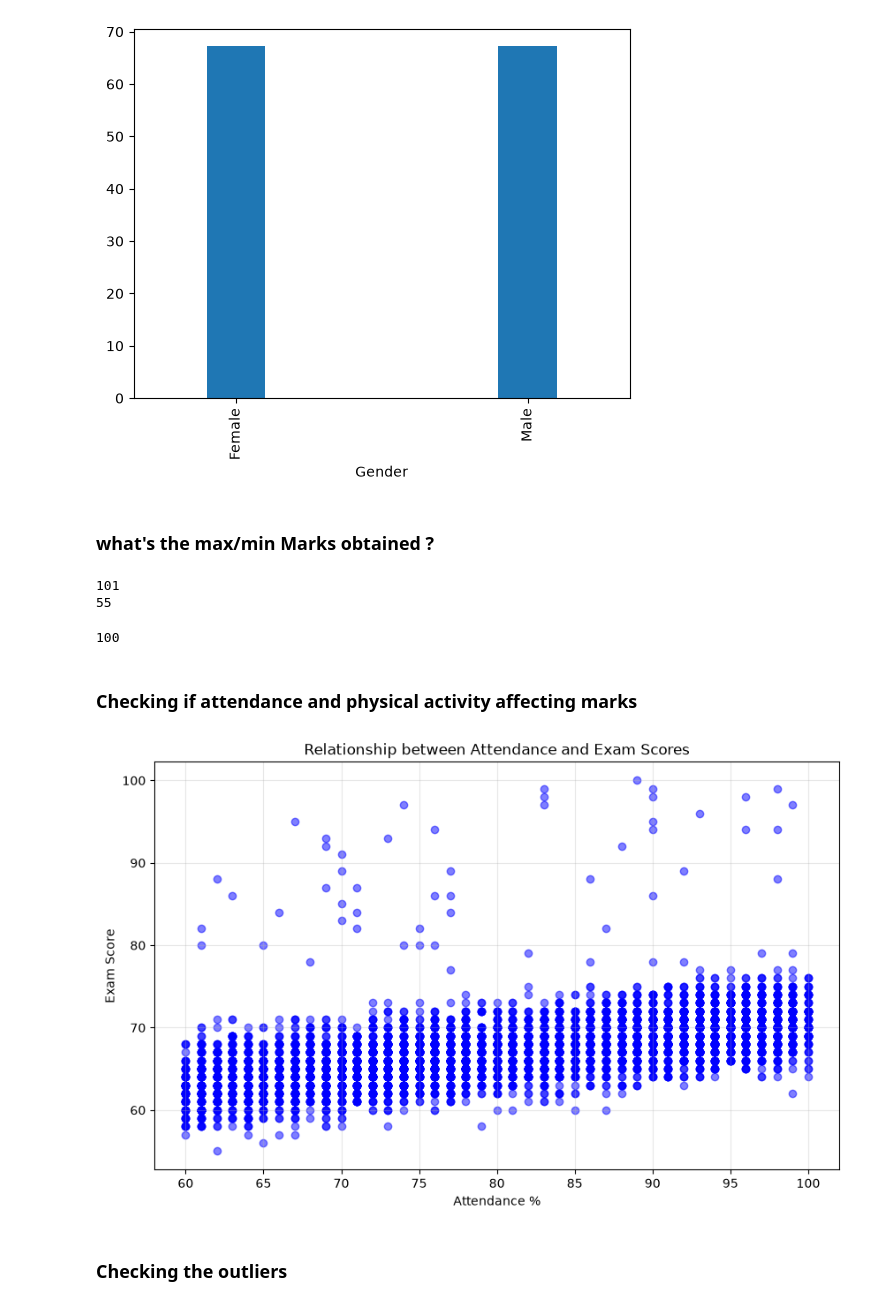
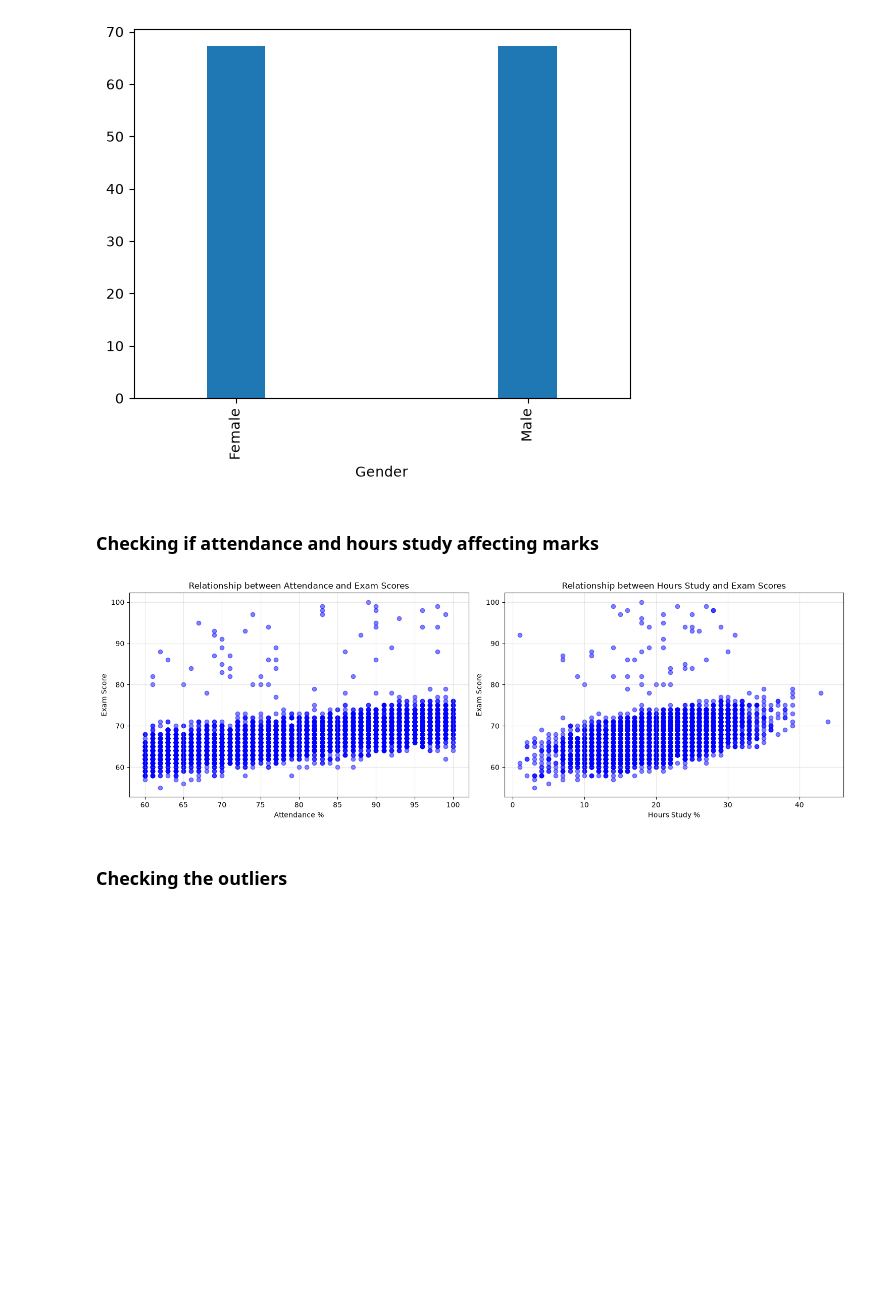
Before and after one commit to singh-odyssey/machine_learning, a Jupyter notebook: notebooks/student_marks_analysis.ipynb, the cells around one changed output. Saved outputs shown, nothing was run; the diff lists cells and outputs as text; code cells hidden in the pictures; blank space fills up the shorter version.

```diff
--- a/notebooks/student_marks_analysis.ipynb
+++ b/notebooks/student_marks_analysis.ipynb
@@ -106,32 +124,27 @@ data.groupby('Gender')['Exam_Score'].mean().plot(kind='bar', width=(0.2))
 # %% [output]
 <Axes: xlabel='Gender'>
 [figure]
-# %% [markdown]
-### what's the max/min Marks obtained ?
-# %%
-print(data['Exam_Score'].max())
-print(data['Exam_Score'].min())
-# %% [output]
-101
-55
-# %%
-#  101 marks not possible
-data.loc[data['Exam_Score'] > 100, 'Exam_Score'] = 99
-print(data['Exam_Score'].max())
-# %% [output]
-100
 # %% [markdown]
-### Checking if attendance and physical activity affecting marks
+### Checking if attendance and hours study affecting marks
 # %%
-plt.figure(figsize=(10, 6))
-plt.scatter(data['Attendance'], data['Exam_Score'], alpha=0.5, color='blue')
-plt.xlabel('Attendance %')
-plt.ylabel('Exam Score')
-plt.title('Relationship between Attendance and Exam Scores')
-plt.grid(True, alpha=0.3)
+fig, axes = plt.subplots(1, 2, figsize=(15, 5))
+
+axes[0].scatter(data['Attendance'], data['Exam_Score'], alpha=0.5, color='blue')
+axes[0].set_xlabel('Attendance %')
+axes[0].set_ylabel('Exam Score')
+axes[0].set_title('Relationship between Attendance and Exam Scores')
+axes[0].grid(True, alpha=0.3)
+
+axes[1].scatter(data['Hours_Studied'], data['Exam_Score'], alpha=0.5, color='blue')
+axes[1].set_xlabel('Hours Study %')
+axes[1].set_ylabel('Exam Score')
+axes[1].set_title('Relationship between Hours Study and Exam Scores')
+axes[1].grid(True, alpha=0.3)
+
+plt.tight_layout()
 plt.show()
 # %% [output]
-[figure, old version]
+[figure, new version]
 # %% [markdown]
 ### Checking the outliers
 # %%
```
Also changed, not shown: parts of 5 cells of this notebook, 2 other files.
